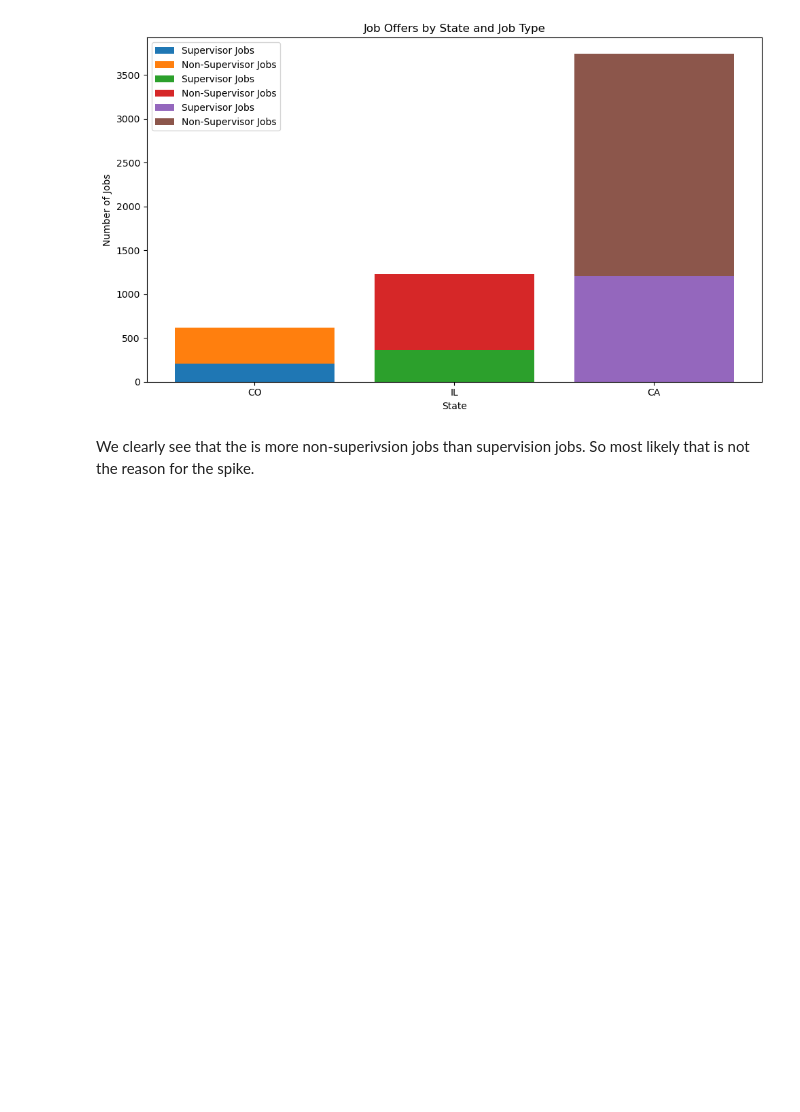
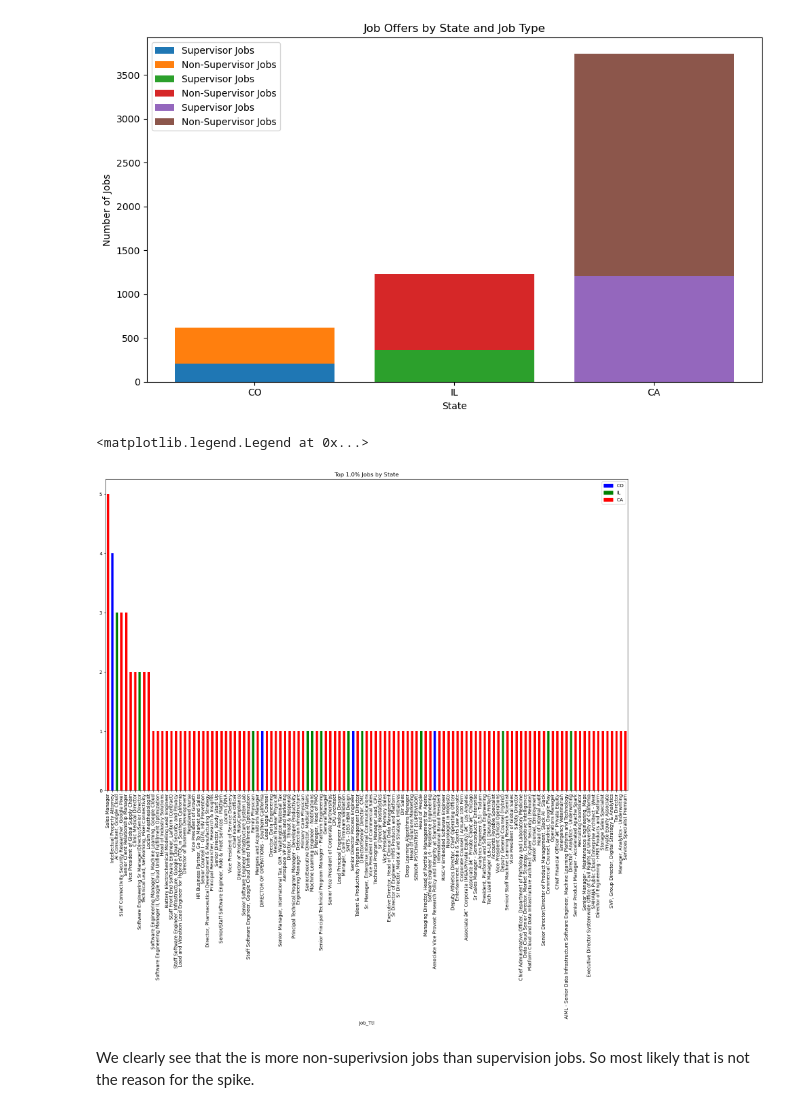
Before and after one commit to Qubi0-0/LinkedInJobSalaryPredict, a Jupyter notebook: jobs_eda.ipynb, the cells around one changed output. Saved outputs shown, nothing was run; the diff lists cells and outputs as text; code cells hidden in the pictures; blank space fills up the shorter version.

```diff
--- a/jobs_eda.ipynb
+++ b/jobs_eda.ipynb
@@ -165,6 +165,24 @@ plt.tight_layout()
 plt.show()
 # %% [output]
 [figure]
+# %%
+import matplotlib.patches as mpatches
+
+percent = 0.01
+
+top_percent_jobs = jobs_with_salary_df_filtered[jobs_with_salary_df_filtered['st_code'].isin(['CO', 'IL', 'CA'])].nlargest(int(len(jobs_with_salary_df_filtered) * percent), 'med_sal')
+
+color_map = {'CO': 'blue', 'IL': 'green', 'CA': 'red'}
+colors = top_percent_jobs['st_code'].map(color_map)
+
+top_percent_jobs['Job_Ttl'].value_counts().plot(kind='bar', figsize=(20, 12), color=colors)
+
+patches = [mpatches.Patch(color=color, label=state) for state, color in color_map.items()]
+plt.title('Top {}% Jobs by State'.format(percent * 100))
+plt.legend(handles=patches)
+# %% [output]
+<matplotlib.legend.Legend at 0x...>
+[figure, added]
 # %% [markdown]
 We clearly see that the is more non-superivsion jobs than supervision jobs. So most likely that is not the reason for the spike.
 # %%
```
